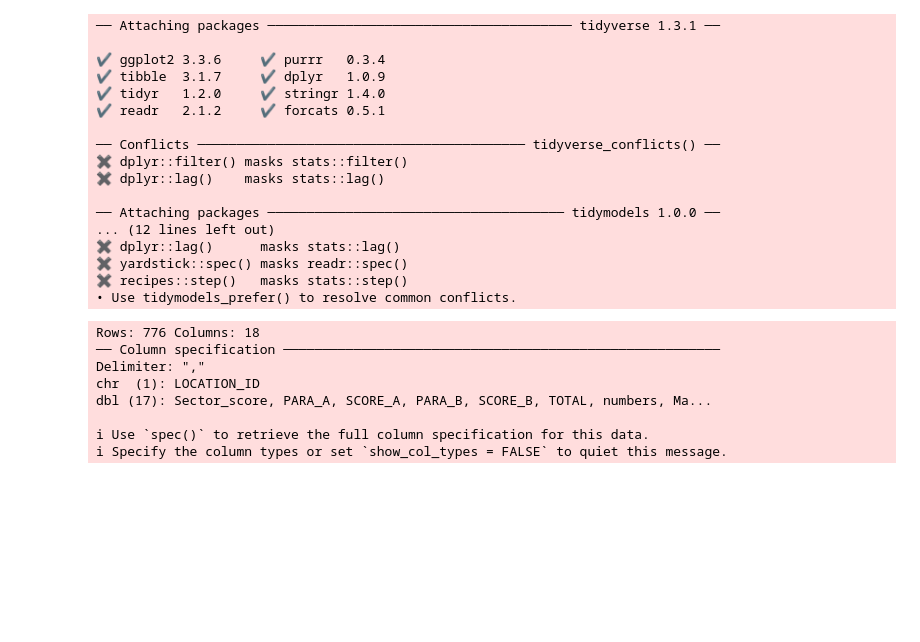
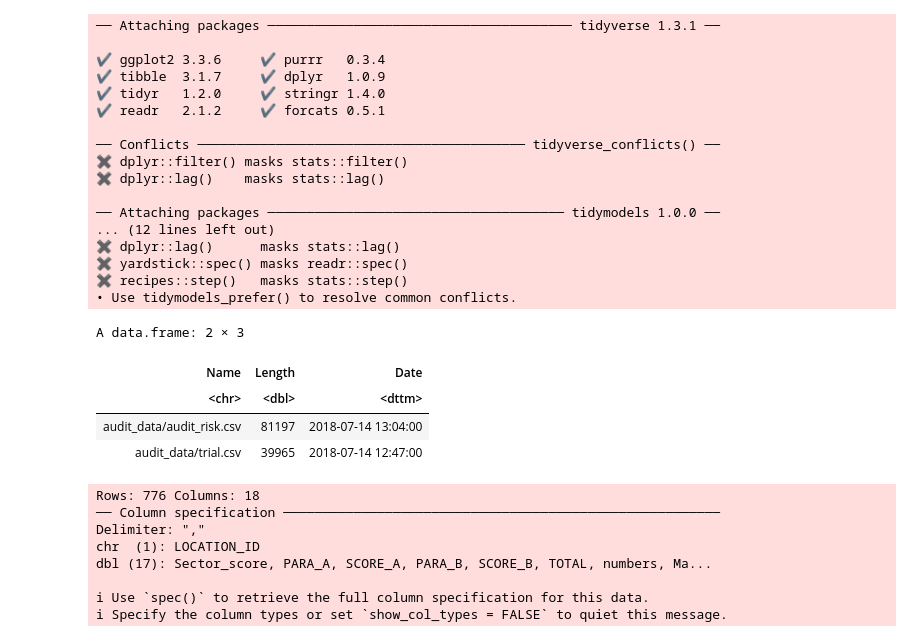
Before and after one commit to eric-y33/dsci-100-2022w1-group-84, a Jupyter notebook: Project.ipynb, the cells around one changed output. Drawn from its saved outputs; the diff is of its cells as text; code cells hidden in the pictures; blank space fills up the shorter version.

```diff
--- a/Project.ipynb
+++ b/Project.ipynb
@@ -21,4 +21,16 @@ library(readxl)
 ✖ yardstick::spec() masks readr::spec()
 ✖ recipes::step()   masks stats::step()
 • Use tidymodels_prefer() to resolve common conflicts.
+# %%
+url <- "https://archive.ics.uci.edu/ml/machine-learning-databases/00475/audit_data.zip"
+destfile <- "audit.zip"
+download.file(url, destfile)
+
+unzip("audit.zip", list = TRUE)
+# %% [output]
+A data.frame: 2 × 3
+| Name | Length | Date |
+| <chr> | <dbl> | <dttm> |
+| audit_data/audit_risk.csv | 81197 | 2018-07-14 13:04:00 |
+| audit_data/trial.csv | 39965 | 2018-07-14 12:47:00 |
 # %%
```
Also changed, not shown: parts of 4 cells of this notebook, 1 other file.
